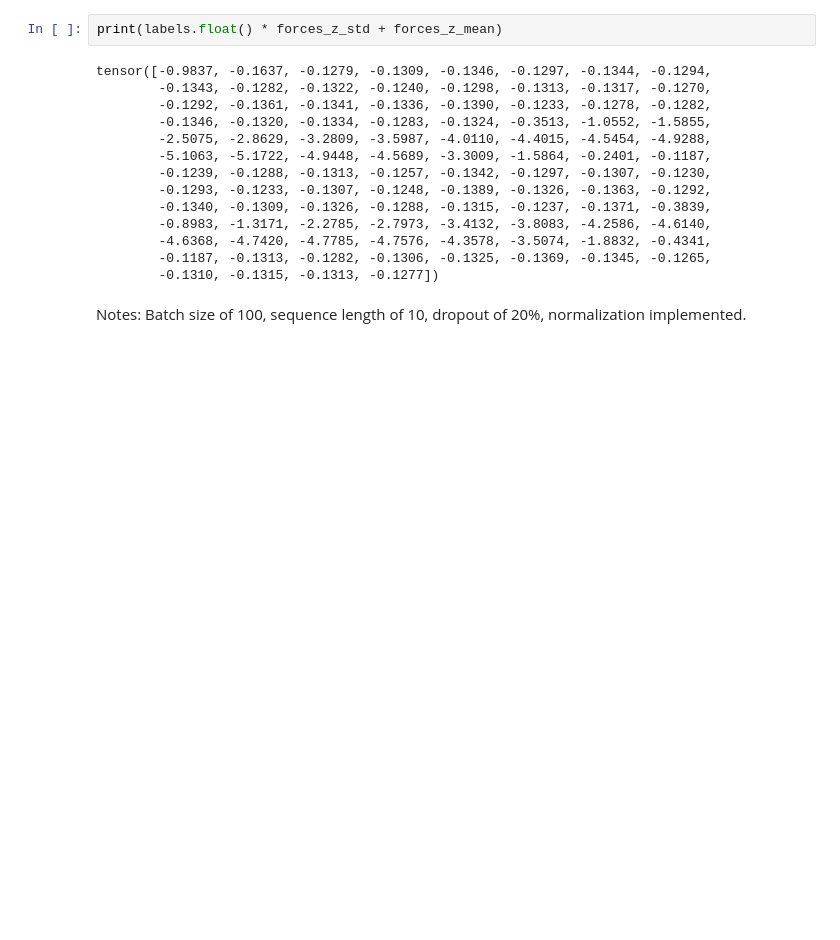
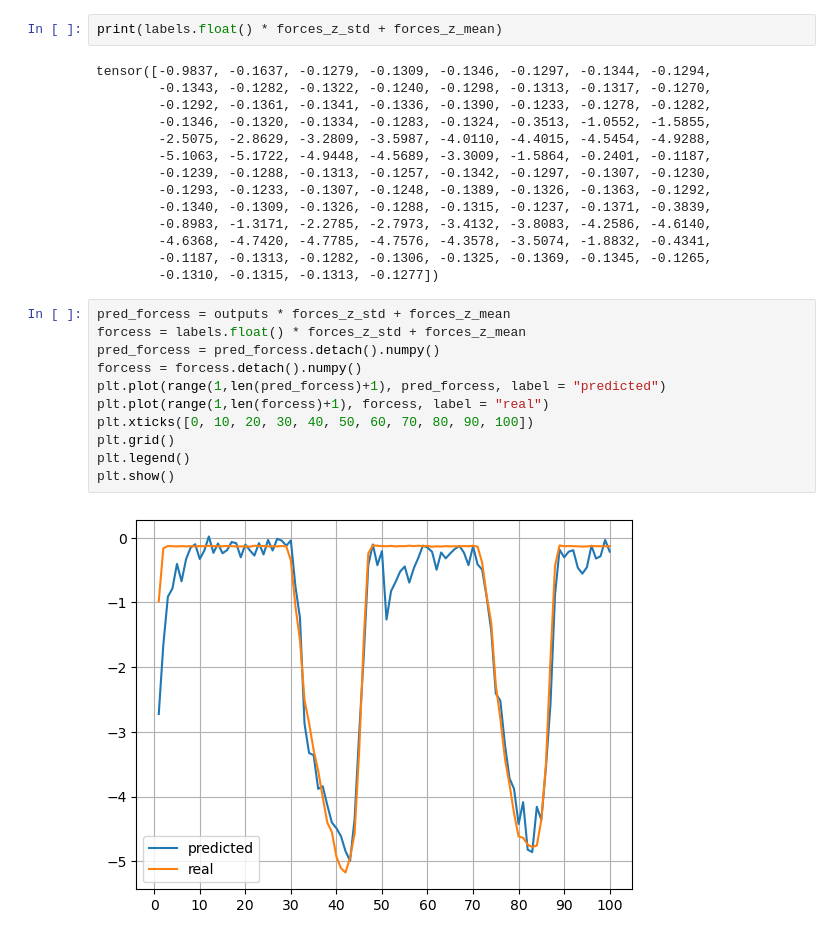
Before and after one commit to SoftSensing/VBSS, a Jupyter notebook: CNN-RNN-Skeleton-Implem.ipynb, the cells around one changed output. Saved outputs shown, nothing was run; the diff lists cells and outputs as text; blank space fills up the shorter version.

```diff
--- a/CNN-RNN-Skeleton-Implem.ipynb
+++ b/CNN-RNN-Skeleton-Implem.ipynb
@@ -223,5 +223,16 @@ tensor([-0.9837, -0.1637, -0.1279, -0.1309, -0.1346, -0.1297, -0.1344, -0.1294,
         -4.6368, -4.7420, -4.7785, -4.7576, -4.3578, -3.5074, -1.8832, -0.4341,
         -0.1187, -0.1313, -0.1282, -0.1306, -0.1325, -0.1369, -0.1345, -0.1265,
         -0.1310, -0.1315, -0.1313, -0.1277])
-# %% [markdown]
-Notes: Batch size of 100, sequence length of 10, dropout of 20%, normalization implemented.
+# %%
+pred_forcess = outputs * forces_z_std + forces_z_mean
+forcess = labels.float() * forces_z_std + forces_z_mean
+pred_forcess = pred_forcess.detach().numpy()
+forcess = forcess.detach().numpy()
+plt.plot(range(1,len(pred_forcess)+1), pred_forcess, label = "predicted")
+plt.plot(range(1,len(forcess)+1), forcess, label = "real")
+plt.xticks([0, 10, 20, 30, 40, 50, 60, 70, 80, 90, 100])
+plt.grid()
+plt.legend()
+plt.show()
+# %% [output]
+[figure, added]
```
Also changed, not shown: parts of 4 cells of this notebook.
